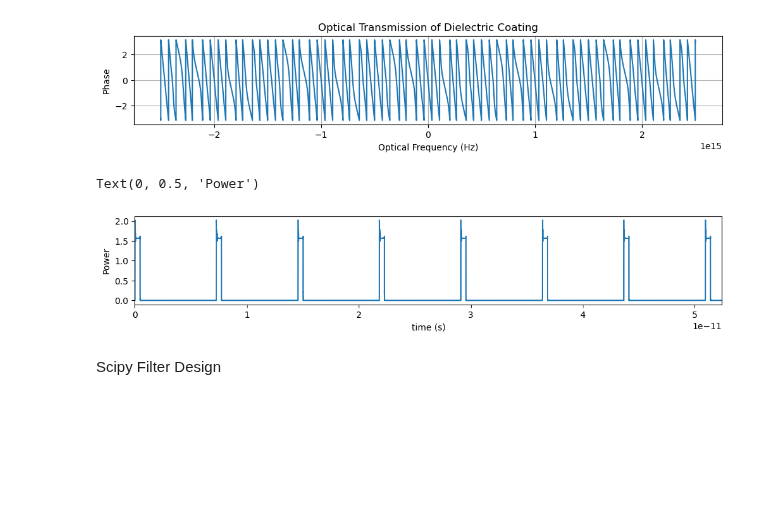
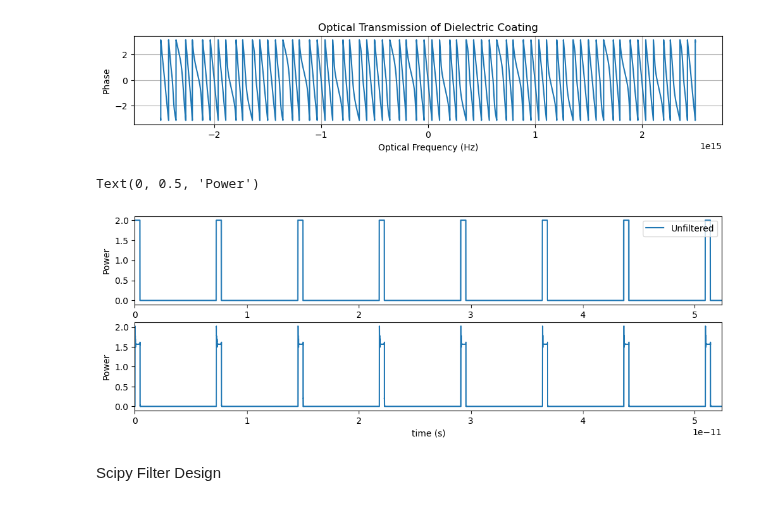
Before and after one commit to tacticstactics/Optical-pulse-broadening, a Jupyter notebook: optical_pulse_broadening_optical_filter.ipynb, the cells around one changed output. Saved outputs shown, nothing was run; the diff lists cells and outputs as text; code cells hidden in the pictures; blank space fills up the shorter version.

```diff
--- a/optical_pulse_broadening_optical_filter.ipynb
+++ b/optical_pulse_broadening_optical_filter.ipynb
@@ -509,24 +509,24 @@ Shape of transmission (Frequency Domain): (262144,)
 # %%
 Y_freq = transmission_magnitudes_array1 * fft_modulated_optical_signal
 Y_freq_unshifted = ifftshift(Y_freq)
-y_freq = ifft(Y_freq)
+y_freq = ifft(Y_freq_unshifted)
 
 fig2 = plt.figure(figsize = (12,4), facecolor='white')
 ax2_1 = fig2.add_subplot(2, 1, 1)
 
 ax2_1.plot(tcol, (np.abs(y_freq_0))**2, label='Unfiltered')
 ax2_1.set_xlim(0, t_step * samplerate)
 ax2_1.set_ylabel('Power')
 ax2_1.legend()
 
-ax2_2 = fig2.add_subplot(2, 1, 1)
+ax2_2 = fig2.add_subplot(2, 1, 2)
 ax2_2.plot(tcol, (np.abs(y_freq))**2)
 ax2_2.set_xlim(0, t_step * samplerate)
 ax2_2.set_xlabel("time (s)")
 ax2_2.set_ylabel('Power')
 # %% [output]
 Text(0, 0.5, 'Power')
-[figure, old version]
+[figure, new version]
 # %% [markdown]
 Scipy Filter Design
 # %%
```
Also changed, not shown: parts of 3 cells of this notebook, 1 other file.
